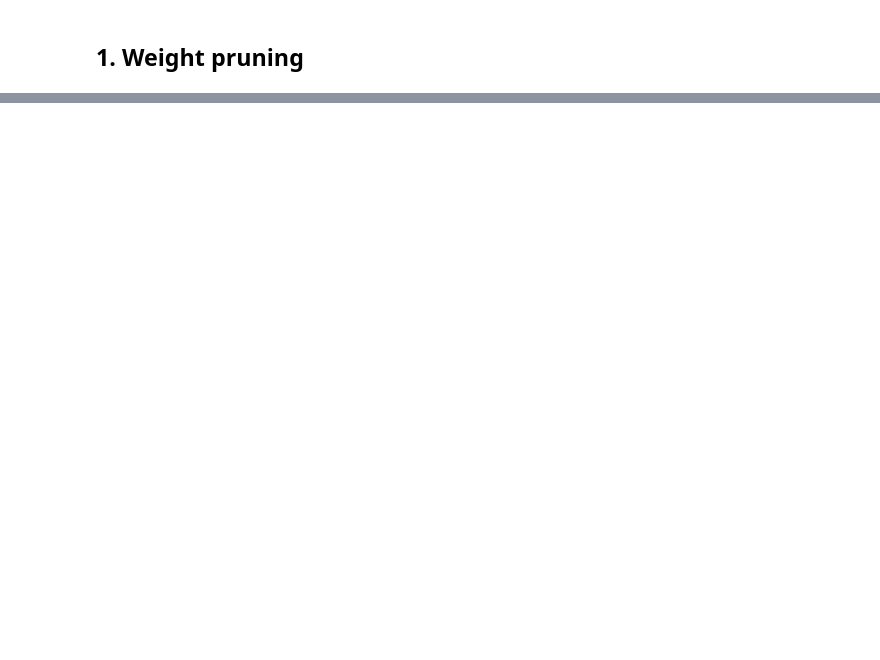
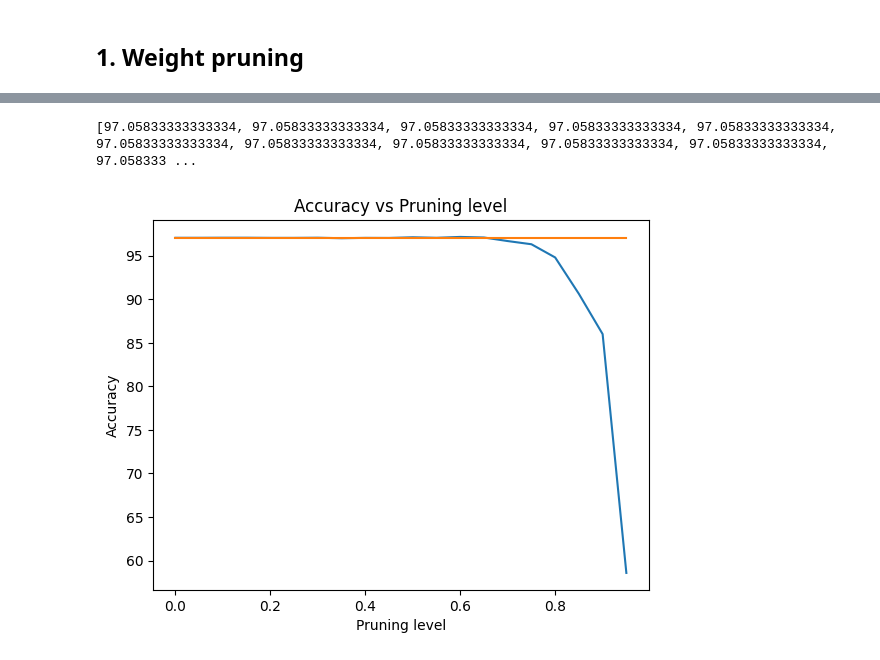
Before and after one commit to Franckiii/Neurogenesis, a Jupyter notebook: Dynamic_growing_ann.ipynb, the cells around one changed output, grey strips where cells are left out. Cells and saved outputs as stored; diff of their text form; code cells hidden in the pictures; blank space fills up the shorter version.

Commit message:
Change pruning method

```diff
--- a/Dynamic_growing_ann.ipynb
+++ b/Dynamic_growing_ann.ipynb
@@ -315,0 +323,39 @@ Accuracy of the model on the validation set: 9.82%
+# %%
+# Neuron pruning
+list_accuracy_neurons = []
+parameters_to_prune = (
+    (model.network[0], 'weight'),
+    (model.network[2], 'weight'),
+    (model.network[4], 'weight'),
+    (model.network[6], 'weight'),
+)
+
+for i in tqdm(range(20)):
+    model = ANN(input_size, output_size, hidden_layer_1, hidden_layer_2,hidden_layer_3)
+    model.load_state_dict(torch.load('model.pt'))
+    prune.global_unstructured(parameters_to_prune, pruning_method=prune.L1Unstructured, amount=i/20)
+
+    # Test the model
+    model.eval()
+    correct = 0
+    total = 0
+    with torch.no_grad():
+        for images, labels in valid_loader:
+            output = model(images)
+            _, predicted = torch.max(output, 1)
+            total += labels.size(0)
+            correct += (predicted == labels).sum().item()
+    list_accuracy_neurons.append(100 * correct / total)
+print(list_accuracy_neurons)
+# %% [output]
+[97.05833333333334, 97.05833333333334, 97.05833333333334, 97.05833333333334, 97.05833333333334, 97.05833333333334, 97.05833333333334, 97.05833333333334, 97.05833333333334, 97.05833333333334, 97.058333 ...
+# %%
+# Display the accuracy
+plt.plot(1/20 * np.arange(20), list_accuracy_weight)
+plt.plot(1/20 * np.arange(20), list_accuracy_neurons)
+plt.xlabel('Pruning level')
+plt.ylabel('Accuracy')
+plt.title('Accuracy vs Pruning level')
+plt.show()
+# %% [output]
+[figure, added]
```
Also changed, not shown: parts of 12 cells of this notebook, 1 other file.
